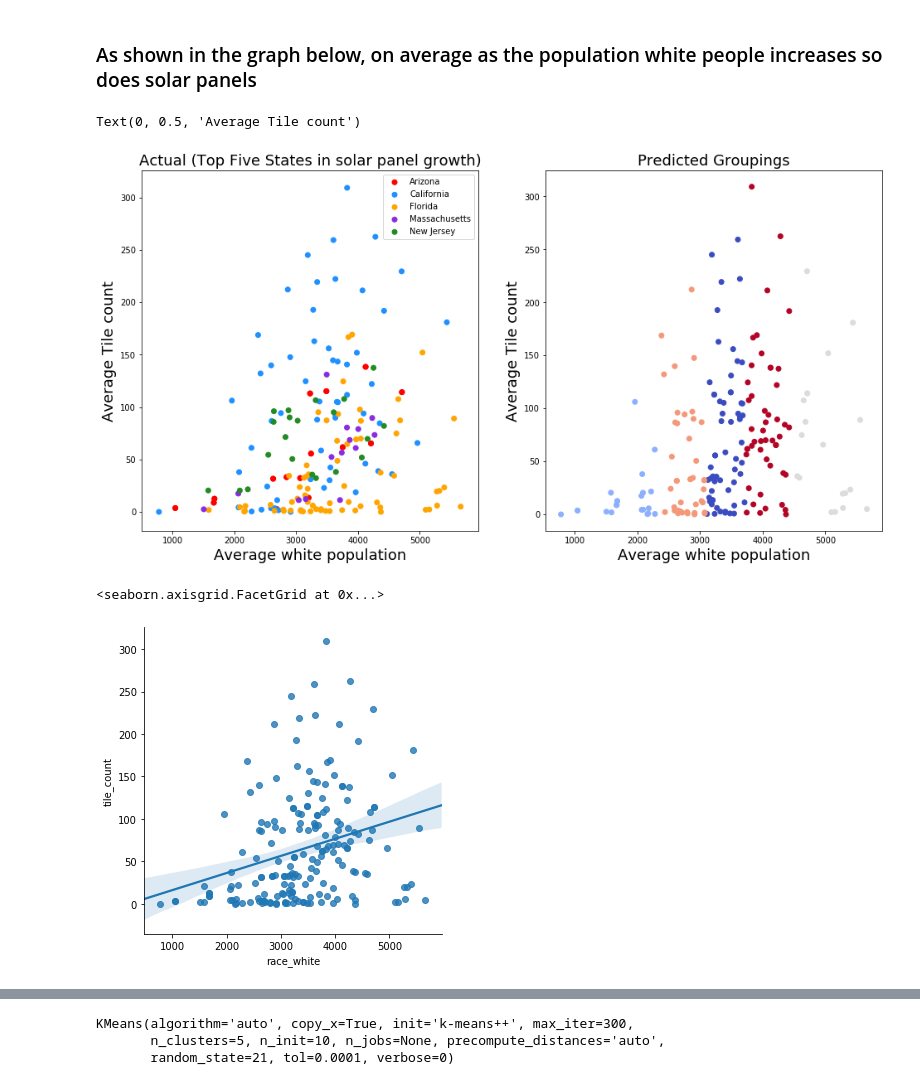
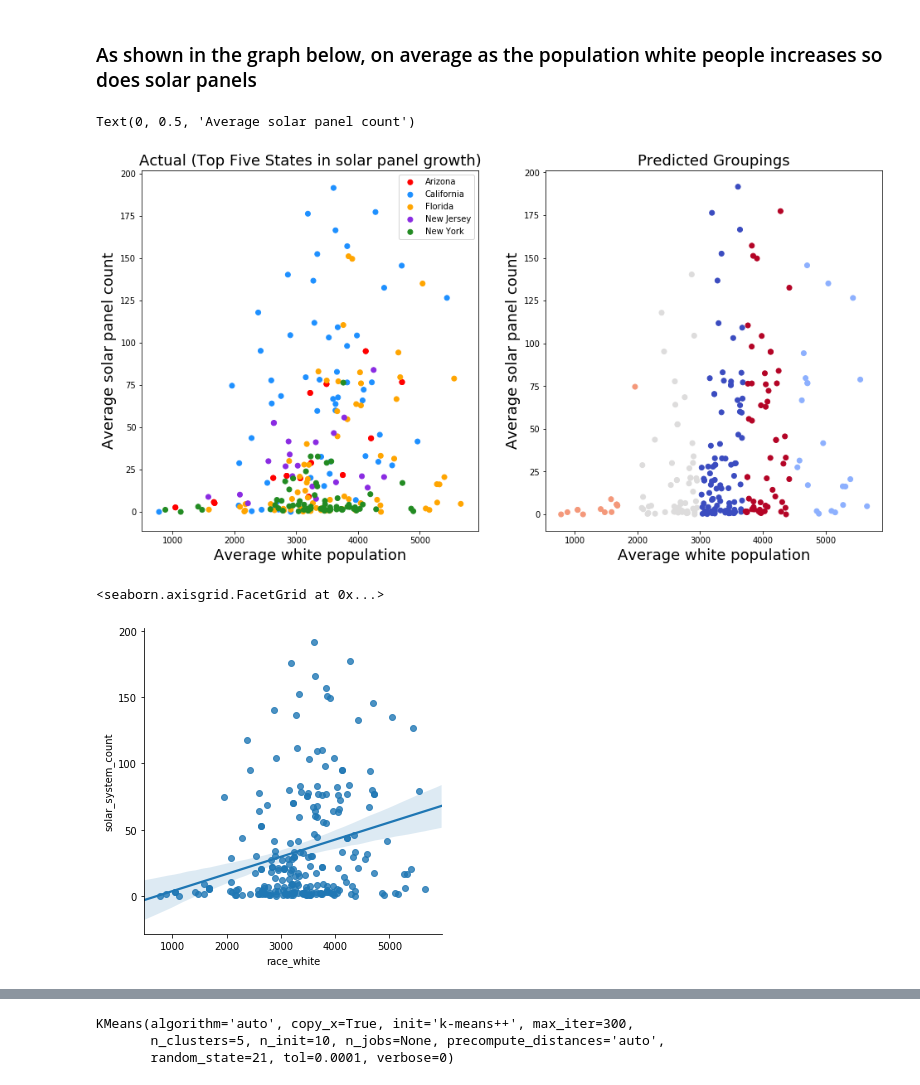
Before and after one commit to zs19930830/CMPE255, a Jupyter notebook: src/analysis.ipynb, the cells around one changed output, grey strips where cells are left out. Saved outputs shown, nothing was run; the diff lists cells and outputs as text; code cells hidden in the pictures.

```diff
--- a/src/analysis.ipynb
+++ b/src/analysis.ipynb
@@ -43,11 +52,11 @@ top_five.nlargest(5, ['tile_count'])
 # %%
-ca_df = input_data[input_data['state']=='ca'][['state','county','tile_count','average_household_income', 'race_asian','race_black_africa','race_indian_alaska','race_white']].groupby(['state','county'], as_index=False).mean()
-fl_df = input_data[input_data['state']=='fl'][['county','tile_count', 'average_household_income', 'state', 'race_asian','race_black_africa','race_indian_alaska','race_white']].groupby(['state','county'], as_index=False).mean()
-az_df = input_data[input_data['state']=='az'][['county','tile_count', 'average_household_income', 'state', 'race_asian','race_black_africa','race_indian_alaska','race_white']].groupby(['state','county'], as_index=False).mean()
-nj_df = input_data[input_data['state']=='nj'][['county','tile_count', 'average_household_income', 'state', 'race_asian','race_black_africa','race_indian_alaska','race_white']].groupby(['state','county'], as_index=False).mean()
-ma_df = input_data[input_data['state']=='ma'][['county','tile_count', 'average_household_income', 'state', 'race_asian','race_black_africa','race_indian_alaska','race_white']].groupby(['state','county'], as_index=False).mean()
+ca_df = input_data[input_data['state']=='ca'][['state','county','solar_system_count','average_household_income', 'race_asian','race_black_africa','race_indian_alaska','race_white']].groupby(['state','county'], as_index=False).mean()
+fl_df = input_data[input_data['state']=='fl'][['county','solar_system_count', 'average_household_income', 'state', 'race_asian','race_black_africa','race_indian_alaska','race_white']].groupby(['state','county'], as_index=False).mean()
+az_df = input_data[input_data['state']=='az'][['county','solar_system_count', 'average_household_income', 'state', 'race_asian','race_black_africa','race_indian_alaska','race_white']].groupby(['state','county'], as_index=False).mean()
+ny_df = input_data[input_data['state']=='ny'][['county','solar_system_count', 'average_household_income', 'state', 'race_asian','race_black_africa','race_indian_alaska','race_white']].groupby(['state','county'], as_index=False).mean()
+nj_df = input_data[input_data['state']=='nj'][['county','solar_system_count', 'average_household_income', 'state', 'race_asian','race_black_africa','race_indian_alaska','race_white']].groupby(['state','county'], as_index=False).mean()
 # %% [markdown]
 ### correlation between solar panel tile count and demographic factors such as average household income and racial ethnicity across top five states in solar panel growth
 # %%
-ca_df.append(fl_df).append(az_df).append(az_df).append(nj_df).append(ma_df).corr()
+ca_df.append(fl_df).append(az_df).append(az_df).append(ny_df).append(nj_df).corr()
 # %% [output]
@@ -62,10 +71,10 @@ ca_df.append(fl_df).append(az_df).append(az_df).append(nj_df).append(ma_df).corr
 ca_df["color"] = "dodgerblue"
 fl_df["color"] = "orange"
 az_df["color"] = "red"
-nj_df["color"] = "forestgreen"
-ma_df["color"] = "blueviolet"
+ny_df["color"] = "forestgreen"
+nj_df["color"] = "blueviolet"
 # %%
 # these numbers represent the average of each of the state's counties
-top_five_states = ca_df.append(fl_df).append(az_df).append(az_df).append(nj_df).append(ma_df)
+top_five_states = ca_df.append(fl_df).append(az_df).append(az_df).append(ny_df).append(nj_df)
 top_five_states
 # %% [output]
@@ -285,25 +303,25 @@ for (i, cls) in enumerate(set(actual_labels)):
     elif (cls == 2):
         label = "Florida"
     elif (cls == 3):
-        label = "Massachusetts"
+        label = "New Jersey"
     elif (cls == 4):
-        label = "New Jersey"
+        label = "New York"
     axes[0].scatter(x, y, c=color, label=label)
     axes[0].set_title("Actual (Top Five States in solar panel growth)", fontsize=18)
     axes[0].set_xlabel("Average white population", fontsize=18)
-    axes[0].set_ylabel("Average Tile count", fontsize=18)
+    axes[0].set_ylabel("Average solar panel count", fontsize=18)
 axes[0].legend()
 axes[1].scatter(X[:,1], X[:,0], c=new_labels, cmap="coolwarm")
 axes[1].set_title("Predicted Groupings", fontsize=18)
 axes[1].set_xlabel("Average white population", fontsize=18)
-axes[1].set_ylabel("Average Tile count", fontsize=18)
+axes[1].set_ylabel("Average solar panel count", fontsize=18)
 # %% [output]
-Text(0, 0.5, 'Average Tile count')
+Text(0, 0.5, 'Average solar panel count')
-[figure, old version]
+[figure, new version]
 # %%
-sns.lmplot('race_white', 'tile_count', data=top_five_states)
+sns.lmplot('race_white', 'solar_system_count', data=top_five_states)
 # %% [output]
 <seaborn.axisgrid.FacetGrid at 0x...>
-[figure, old version]
+[figure, new version]
 # %%
 # first kmeans on Asian population
```
Also changed, not shown: parts of 27 cells of this notebook, 1 other file.
